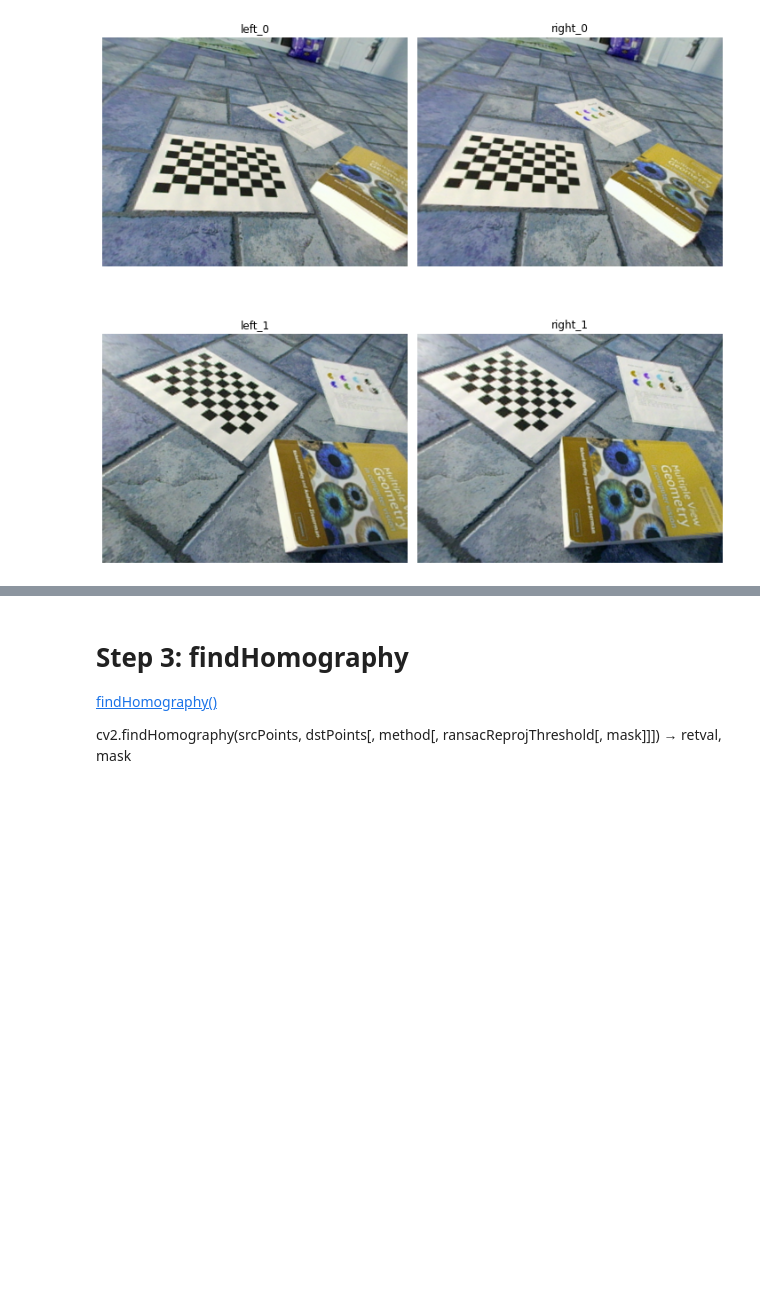
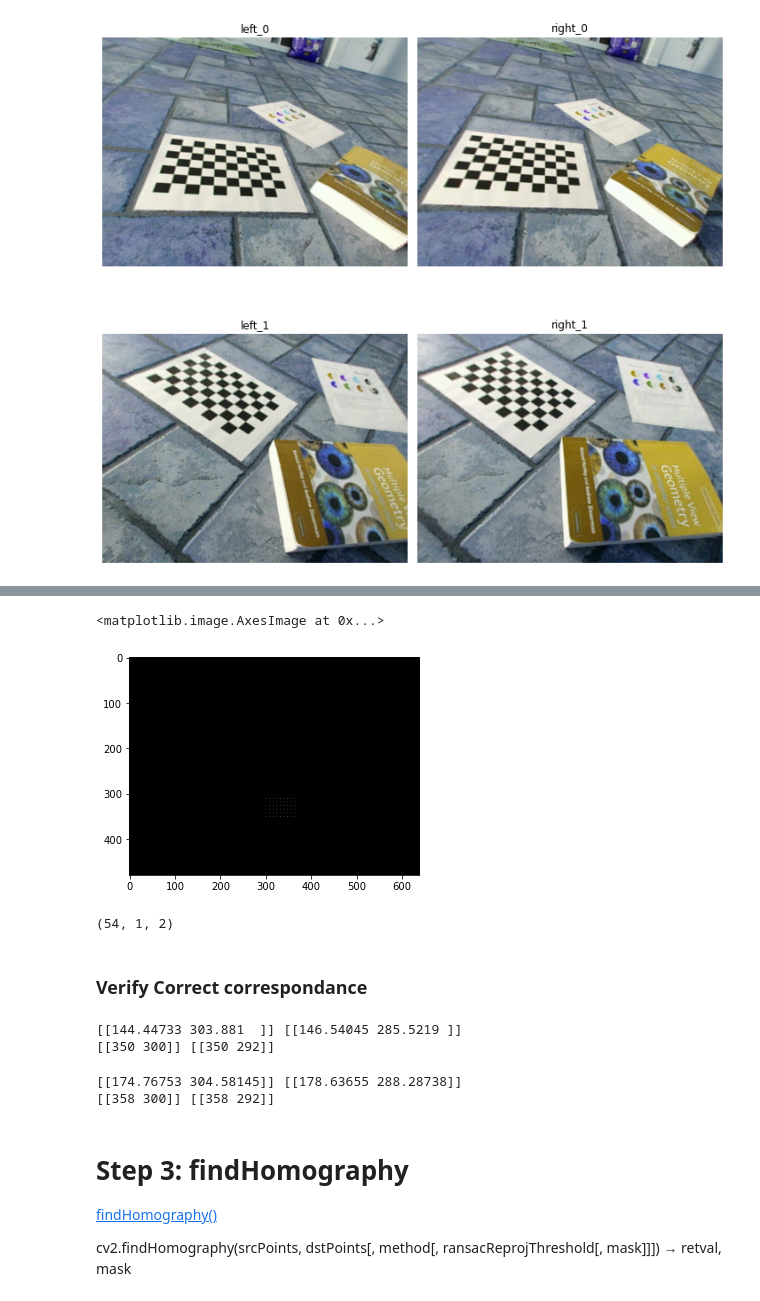
Before and after one commit to eshangaur/Perception-in-Robotics, a Jupyter notebook: project_2b/code/task_5/task_5.ipynb, the cells around one changed output, grey strips where cells are left out. Drawn from its saved outputs; the diff is of its cells as text; code cells hidden in the pictures; blank space fills up the shorter version.

```diff
--- a/project_2b/code/task_5/task_5.ipynb
+++ b/project_2b/code/task_5/task_5.ipynb
@@ -98,3 +109,41 @@ plot_figures({'left_0': left_[0], 'right_0': right_[0], 'left_1': left_[1], 'rig
+# %%
+# black[vertical][horizontal]
+black = np.zeros(left_[0].shape[:2])
+
+for i in range(9):
+    for j in range(6):
+        black[350 - j*8][300 + i*8] = 1
+
+plt.imshow(black)
+# %% [output]
+<matplotlib.image.AxesImage at 0x...>
+[figure, added]
+# %%
+dstPoints = []
+
+for i in range(9):
+    for j in range(6):
+        dstPoints.append([250 + i*8, 400 - j*8])
+
+dstPoints = np.array(dstPoints)
+dstPoints = dstPoints.reshape((54,1,2))
+dstPoints.shape
+# %% [output]
+(54, 1, 2)
+# %% [markdown]
+### Verify Correct correspondance
+# %%
+print(corners_2D[0], corners_2D[1])
+print(dstPoints[0], dstPoints[1])
+# %% [output]
+[[144.44733 303.881  ]] [[146.54045 285.5219 ]]
+[[350 300]] [[350 292]]
+# %%
+print(corners_2D[6], corners_2D[7])
+print(dstPoints[6], dstPoints[7])
+# %% [output]
+[[174.76753 304.58145]] [[178.63655 288.28738]]
+[[358 300]] [[358 292]]
 # %% [markdown]
 # Step 3: findHomography
 [findHomography()](https://docs.opencv.org/2.4/modules/calib3d/doc/camera_calibration_and_3d_reconstruction.html?highlight=findhomography#findhomography)
```
Also changed, not shown: parts of 9 cells of this notebook, 2 other files.
